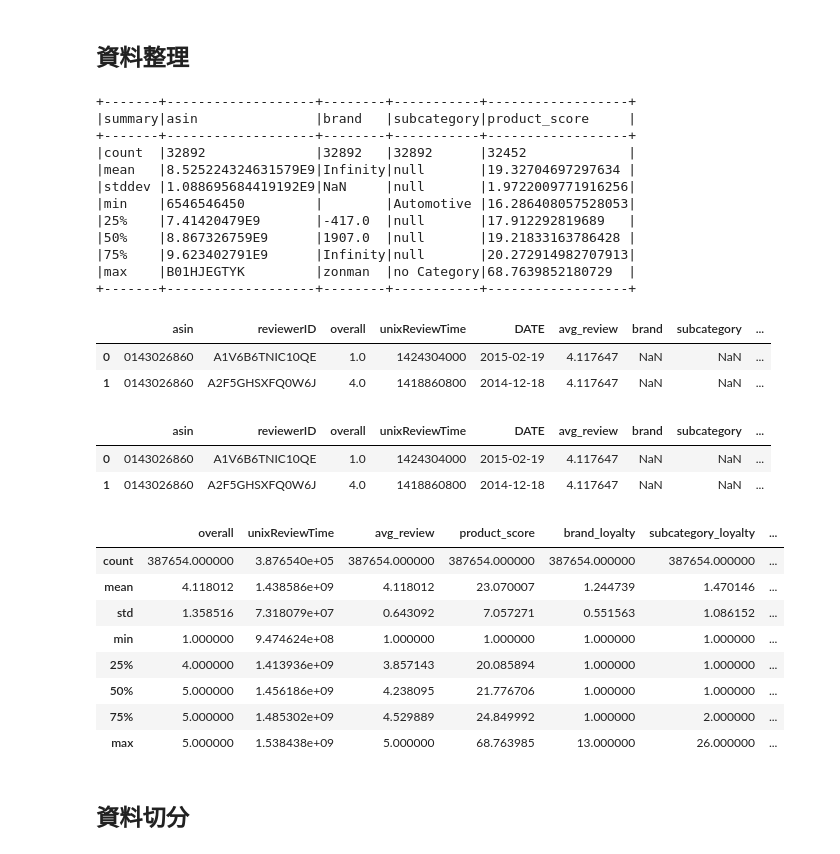
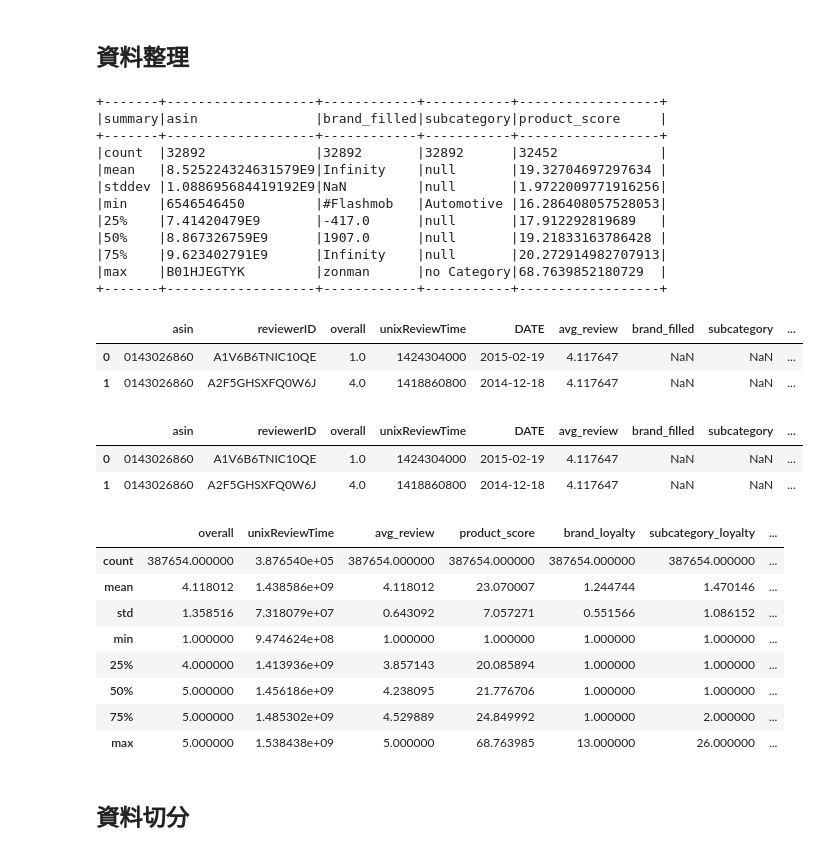
Before and after one commit to pearlpeiwenhuang/data-course-sample, a Jupyter notebook: sample.ipynb, the cells around one changed output. Saved outputs shown, nothing was run; the diff lists cells and outputs as text; code cells hidden in the pictures.

```diff
--- a/sample.ipynb
+++ b/sample.ipynb
@@ -141,7 +141,15 @@ metadata = metadata.select(col("*"), when(col("sub_category") == 'Beauty & Perso
                   .when(col("sub_category") == 'Health & Household ', 'Health & Household')
                   .when(col("sub_category") == 'Health &amp Household ', 'Health & Household')
                   .when(col("sub_category").isNull(), 'no Category')
-                  .otherwise(col("sub_category")).alias("subcategory"))
+                  .otherwise(col("sub_category")).alias("subcategory")
+                  , when(col("brand") == '', 'no Category')
+                  .when(col("brand") == '*', 'no Category')
+                  .when(col("brand") == '-', 'no Category')
+                  .when(col("brand") == '....', 'no Category')
+                  .when(col("brand") == '.......', 'no Category')
+                  .when(col("brand") == '.........', 'no Category')
+                  .when(col("brand").isNull(), 'no Category')
+                  .otherwise(col("brand")).alias("brand_filled"))
 # %%
 # if the info on below variables are not null, then sum as 1
 # log10 rank by sub_category and multiply 100 as score
@@ -150,24 +158,24 @@ metadata_scored = metadata.withColumn('score_if', func.sum(col("if_title")+col("
                                       +col("if_discountedByManufacturer")).over(Window.partitionBy("asin"))) \
                           .withColumn('score_rank', (100 / func.log10(col("rank_sub_category"))).alias("score_rank")) \
                           .withColumn('product_score', col("score_if") + col("score_rank"))
-metadata_selected = metadata_scored.select("asin", "brand", "subcategory", "product_score")
+metadata_selected = metadata_scored.select("asin", "brand_filled", "subcategory", "product_score")
 # %%
 # metadata.stat.corr("rank_sub_category", "score_if")
 # metadata_scored.summary().show(10, False)
 metadata_selected.summary().show(10, False)
 # %% [output]
-+-------+-------------------+--------+-----------+------------------+
-|summary|asin               |brand   |subcategory|product_score     |
-+-------+-------------------+--------+-----------+------------------+
-|count  |32892              |32892   |32892      |32452             |
-|mean   |8.525224324631579E9|Infinity|null       |19.32704697297634 |
-|stddev |1.088695684419192E9|NaN     |null       |1.9722009771916256|
-|min    |6546546450         |        |Automotive |16.286408057528053|
-|25%    |7.41420479E9       |-417.0  |null       |17.912292819689   |
-|50%    |8.867326759E9      |1907.0  |null       |19.21833163786428 |
-|75%    |9.623402791E9      |Infinity|null       |20.272914982707913|
-|max    |B01HJEGTYK         |zonman  |no Category|68.7639852180729  |
-+-------+-------------------+--------+-----------+------------------+
++-------+-------------------+------------+-----------+------------------+
+|summary|asin               |brand_filled|subcategory|product_score     |
++-------+-------------------+------------+-----------+------------------+
+|count  |32892              |32892       |32892      |32452             |
+|mean   |8.525224324631579E9|Infinity    |null       |19.32704697297634 |
+|stddev |1.088695684419192E9|NaN         |null       |1.9722009771916256|
+|min    |6546546450         |#Flashmob   |Automotive |16.286408057528053|
+|25%    |7.41420479E9       |-417.0      |null       |17.912292819689   |
+|50%    |8.867326759E9      |1907.0      |null       |19.21833163786428 |
+|75%    |9.623402791E9      |Infinity    |null       |20.272914982707913|
+|max    |B01HJEGTYK         |zonman      |no Category|68.7639852180729  |
++-------+-------------------+------------+-----------+------------------+
 # %%
 metadata_pd = metadata_selected.toPandas()
 # %%
@@ -179,19 +187,20 @@ ratings['avg_review'] = ratings.groupby(['asin'])['overall'].transform('mean')
 ratings_metadata = pd.merge(ratings,metadata_pd,on='asin',how='left')
 ratings_metadata.head(2)
 # %% [output]
-|  | asin | reviewerID | overall | unixReviewTime | DATE | avg_review | brand | subcategory | ... |
+|  | asin | reviewerID | overall | unixReviewTime | DATE | avg_review | brand_filled | subcategory | ... |
 | 0 | 0143026860 | A1V6B6TNIC10QE | 1.0 | 1424304000 | 2015-02-19 | 4.117647 | NaN | NaN | ... |
 | 1 | 0143026860 | A2F5GHSXFQ0W6J | 4.0 | 1418860800 | 2014-12-18 | 4.117647 | NaN | NaN | ... |
 # %%
-ratings_metadata['brand_loyalty'] = ratings_metadata.groupby(["reviewerID", "brand"])["asin"].transform('count')
+ratings_metadata['brand_loyalty'] = ratings_metadata.groupby(["reviewerID", "brand_filled"])["asin"].transform('count')
 ratings_metadata['brand_loyalty'].fillna(1, inplace=True)
 ratings_metadata['subcategory_loyalty'] = ratings_metadata.groupby(["reviewerID", "subcategory"])["asin"].transform('count')
 ratings_metadata['subcategory_loyalty'].fillna(1, inplace=True)
 ratings_metadata['product_popularity'] = ratings_metadata.groupby(["asin"])["reviewerID"].transform('count')
 ratings_metadata['product_score'].fillna(1, inplace=True)
+ratings_metadata['avg_brandLoyalty'] = ratings_metadata.groupby(["asin"])["brand_loyalty"].transform('mean')
 ratings_metadata.head(2)
 # %% [output]
-|  | asin | reviewerID | overall | unixReviewTime | DATE | avg_review | brand | subcategory | ... |
+|  | asin | reviewerID | overall | unixReviewTime | DATE | avg_review | brand_filled | subcategory | ... |
 | 0 | 0143026860 | A1V6B6TNIC10QE | 1.0 | 1424304000 | 2015-02-19 | 4.117647 | NaN | NaN | ... |
 | 1 | 0143026860 | A2F5GHSXFQ0W6J | 4.0 | 1418860800 | 2014-12-18 | 4.117647 | NaN | NaN | ... |
 # %%
@@ -199,8 +208,8 @@ ratings_metadata.describe()
 # %% [output]
 |  | overall | unixReviewTime | avg_review | product_score | brand_loyalty | subcategory_loyalty | ... |
 | count | 387654.000000 | 3.876540e+05 | 387654.000000 | 387654.000000 | 387654.000000 | 387654.000000 | ... |
-| mean | 4.118012 | 1.438586e+09 | 4.118012 | 23.070007 | 1.244739 | 1.470146 | ... |
-| std | 1.358516 | 7.318079e+07 | 0.643092 | 7.057271 | 0.551563 | 1.086152 | ... |
+| mean | 4.118012 | 1.438586e+09 | 4.118012 | 23.070007 | 1.244744 | 1.470146 | ... |
+| std | 1.358516 | 7.318079e+07 | 0.643092 | 7.057271 | 0.551566 | 1.086152 | ... |
 | min | 1.000000 | 9.474624e+08 | 1.000000 | 1.000000 | 1.000000 | 1.000000 | ... |
 | 25% | 4.000000 | 1.413936e+09 | 3.857143 | 20.085894 | 1.000000 | 1.000000 | ... |
 | 50% | 5.000000 | 1.456186e+09 | 4.238095 | 21.776706 | 1.000000 | 1.000000 | ... |
```
Also changed, not shown: parts of 7 cells of this notebook.
